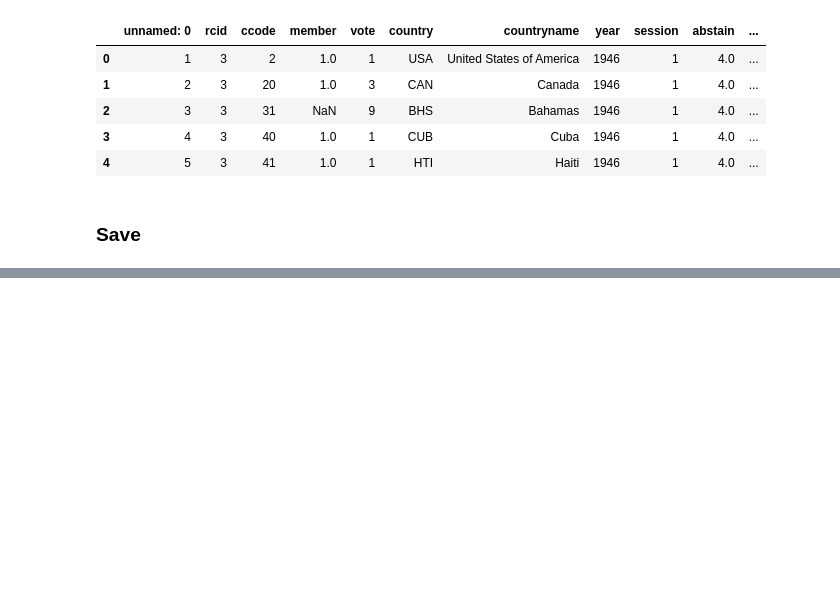
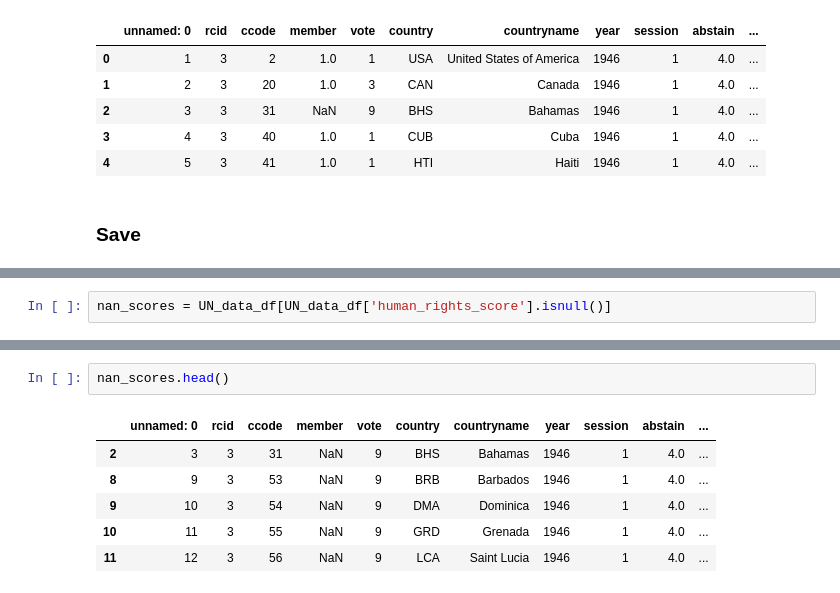
Before and after one commit to lauren-kirsh/Diversity-and-Respresentation-in-UN-Voting, a Jupyter notebook: notebook/UN_data_HR.ipynb, the cells around one changed output, grey strips where cells are left out. Drawn from its saved outputs; the diff is of its cells as text; blank space fills up the shorter version.

```diff
--- a/notebook/UN_data_HR.ipynb
+++ b/notebook/UN_data_HR.ipynb
@@ -285,0 +432,2 @@ temp.to_csv(r'/content/drive/MyDrive/Senior_Year/Fall_2021/Research/output_data/
+# %%
+nan_scores = UN_data_df[UN_data_df['human_rights_score'].isnull()]
@@ -285,0 +464,9 @@ temp.to_csv(r'/content/drive/MyDrive/Senior_Year/Fall_2021/Research/output_data/
+# %%
+nan_scores.head()
+# %% [output]
+|  | unnamed: 0 | rcid | ccode | member | vote | country | countryname | year | session | abstain | ... |
+| 2 | 3 | 3 | 31 | NaN | 9 | BHS | Bahamas | 1946 | 1 | 4.0 | ... |
+| 8 | 9 | 3 | 53 | NaN | 9 | BRB | Barbados | 1946 | 1 | 4.0 | ... |
+| 9 | 10 | 3 | 54 | NaN | 9 | DMA | Dominica | 1946 | 1 | 4.0 | ... |
+| 10 | 11 | 3 | 55 | NaN | 9 | GRD | Grenada | 1946 | 1 | 4.0 | ... |
+| 11 | 12 | 3 | 56 | NaN | 9 | LCA | Saint Lucia | 1946 | 1 | 4.0 | ... |
```
Also changed, not shown: parts of 42 cells of this notebook.
